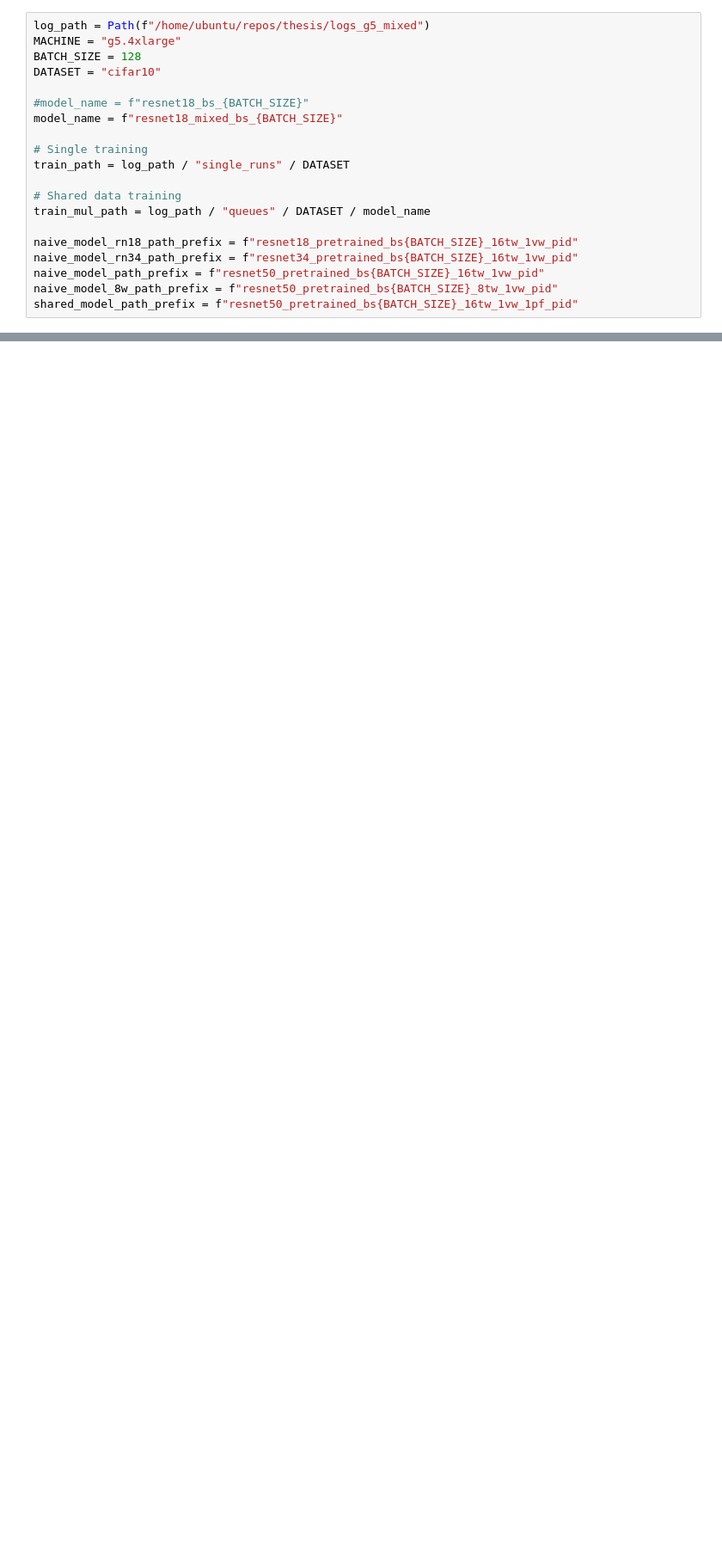
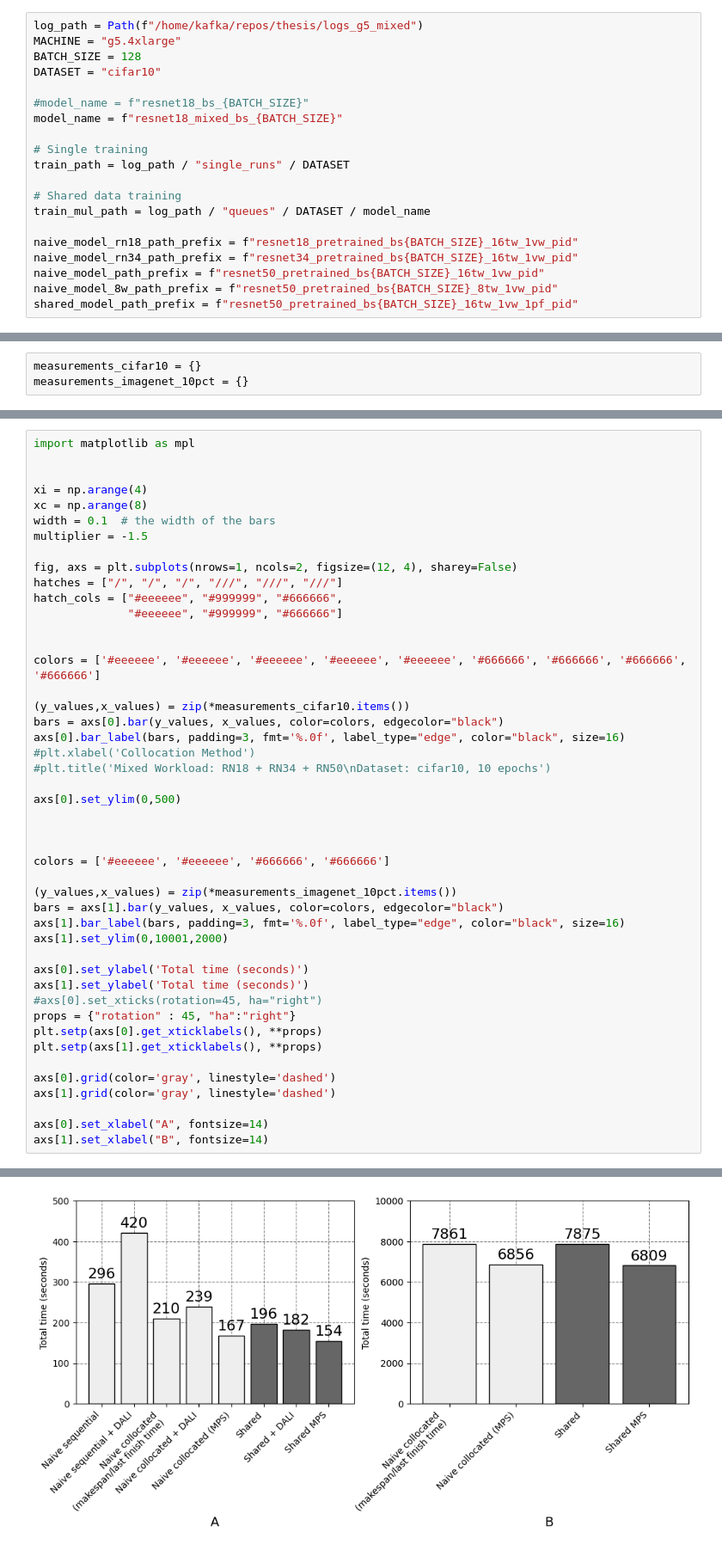
Before and after one commit to neilkimn/thesis, a Jupyter notebook: notebooks/g5_4xlarge_mixed_workload.ipynb, the cells around one changed output, grey strips where cells are left out. Shown: that part at 86% size. Drawn from its saved outputs; the diff is of its cells as text; blank space fills up the shorter version.

```diff
--- a/notebooks/g5_4xlarge_mixed_workload.ipynb
+++ b/notebooks/g5_4xlarge_mixed_workload.ipynb
@@ -7,5 +8,5 @@ import os
 # %%
-log_path = Path(f"/home/ubuntu/repos/thesis/logs_g5_mixed")
+log_path = Path(f"/home/kafka/repos/thesis/logs_g5_mixed")
 MACHINE = "g5.4xlarge"
 BATCH_SIZE = 128
 DATASET = "cifar10"
@@ -76,4 +79,7 @@ if DATASET == "imagenet_10pct":
     trace_pids = [
         7994, 2074, 3248, 5257,
     ]
+# %%
+measurements_cifar10 = {}
+measurements_imagenet_10pct = {}
 # %%
@@ -234,0 +215,47 @@ plt.show()
+# %%
+import matplotlib as mpl
+
+
+xi = np.arange(4)
+xc = np.arange(8)
+width = 0.1  # the width of the bars
+multiplier = -1.5
+
+fig, axs = plt.subplots(nrows=1, ncols=2, figsize=(12, 4), sharey=False)
+hatches = ["/", "/", "/", "///", "///", "///"]
+hatch_cols = ["#eeeeee", "#999999", "#666666",
+              "#eeeeee", "#999999", "#666666"]
+
+
+colors = ['#eeeeee', '#eeeeee', '#eeeeee', '#eeeeee', '#eeeeee', '#666666', '#666666', '#666666', '#666666']
+
+(y_values,x_values) = zip(*measurements_cifar10.items())
+bars = axs[0].bar(y_values, x_values, color=colors, edgecolor="black")
+axs[0].bar_label(bars, padding=3, fmt='%.0f', label_type="edge", color="black", size=16)
+#plt.xlabel('Collocation Method')
+#plt.title('Mixed Workload: RN18 + RN34 + RN50\nDataset: cifar10, 10 epochs')
+
+axs[0].set_ylim(0,500)
+
+
+
+colors = ['#eeeeee', '#eeeeee', '#666666', '#666666']
+
+(y_values,x_values) = zip(*measurements_imagenet_10pct.items())
+bars = axs[1].bar(y_values, x_values, color=colors, edgecolor="black")
+axs[1].bar_label(bars, padding=3, fmt='%.0f', label_type="edge", color="black", size=16)
+axs[1].set_ylim(0,10001,2000)
+
+axs[0].set_ylabel('Total time (seconds)')
+axs[1].set_ylabel('Total time (seconds)')
+#axs[0].set_xticks(rotation=45, ha="right")
+props = {"rotation" : 45, "ha":"right"}
+plt.setp(axs[0].get_xticklabels(), **props)
+plt.setp(axs[1].get_xticklabels(), **props)
+
+axs[0].grid(color='gray', linestyle='dashed')
+axs[1].grid(color='gray', linestyle='dashed')
+
+axs[0].set_xlabel("A", fontsize=14)
+axs[1].set_xlabel("B", fontsize=14)
+# %% [output]
@@ -234,0 +263 @@ plt.show()
+[figure, added]
```
Also changed, not shown: parts of 20 cells of this notebook, 6 other files.
